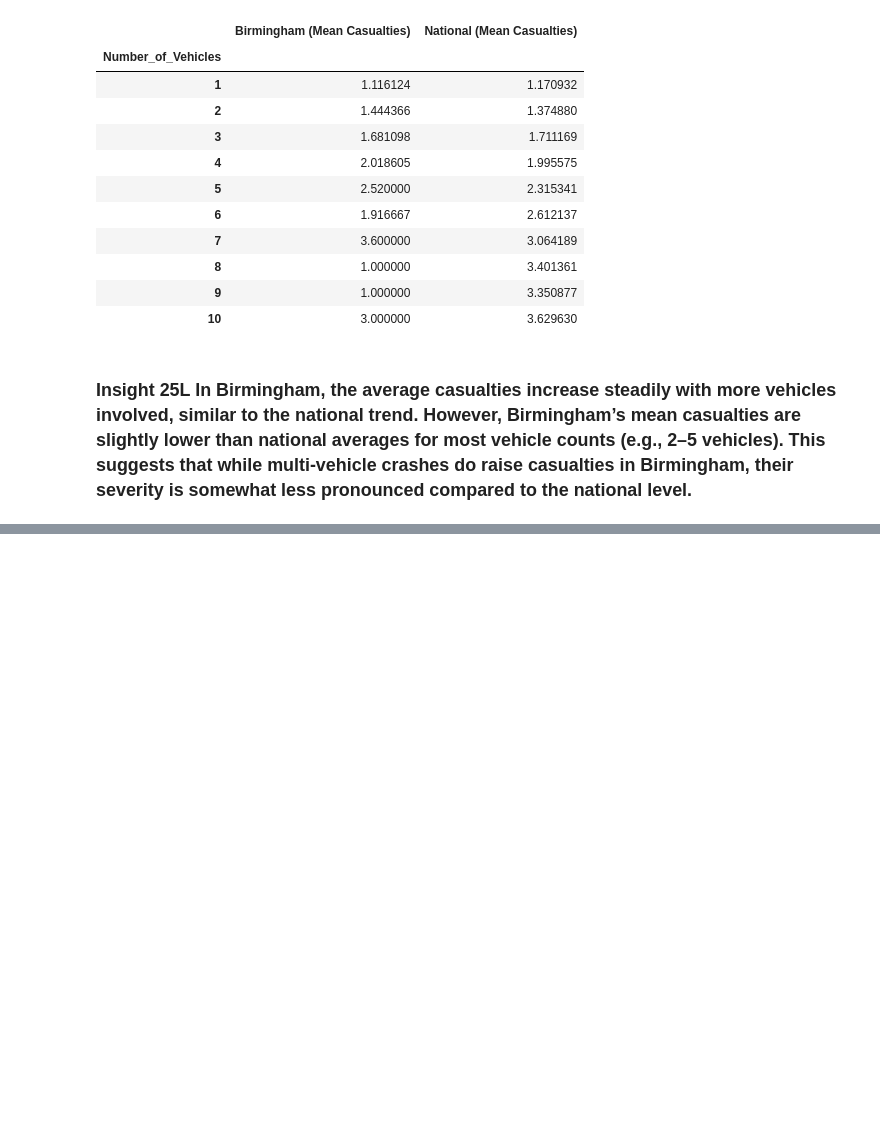
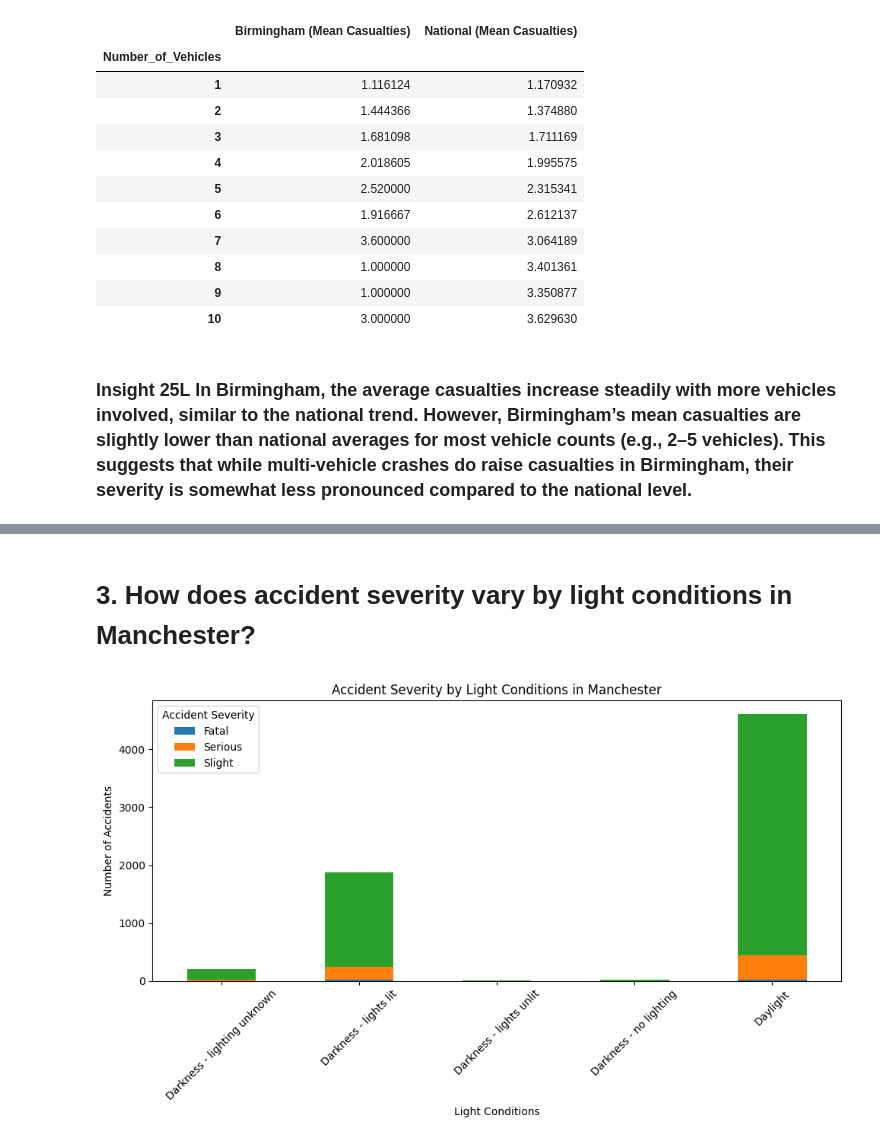
Before and after one commit to geoffreymamcer/ITELEC_Activities, a Jupyter notebook: UK ROAD ACCIDENT DATA ANALYTICS/Accident Data Analytics.ipynb, the cells around one changed output, grey strips where cells are left out. Saved outputs shown, nothing was run; the diff lists cells and outputs as text; code cells hidden in the pictures; blank space fills up the shorter version.

```diff
--- a/UK ROAD ACCIDENT DATA ANALYTICS/Accident Data Analytics.ipynb
+++ b/UK ROAD ACCIDENT DATA ANALYTICS/Accident Data Analytics.ipynb
@@ -636,0 +731,23 @@ multi_compare.head(10)
+# %% [markdown]
+<h1>3. How does accident severity vary by light conditions in Manchester?</h1>
+# %%
+severity_light = (
+    manchester_df.groupby(["Light_Conditions", "Accident_Severity"])
+    .size()
+    .unstack(fill_value=0)
+)
+
+severity_light.plot(
+    kind="bar",
+    stacked=True,
+    figsize=(10,6)
+)
+
+plt.title("Accident Severity by Light Conditions in Manchester")
+plt.xlabel("Light Conditions")
+plt.ylabel("Number of Accidents")
+plt.legend(title="Accident Severity")
+plt.xticks(rotation=45)
+plt.tight_layout()
+# %% [output]
+[figure, added]
```
Also changed, not shown: parts of 28 cells of this notebook.
